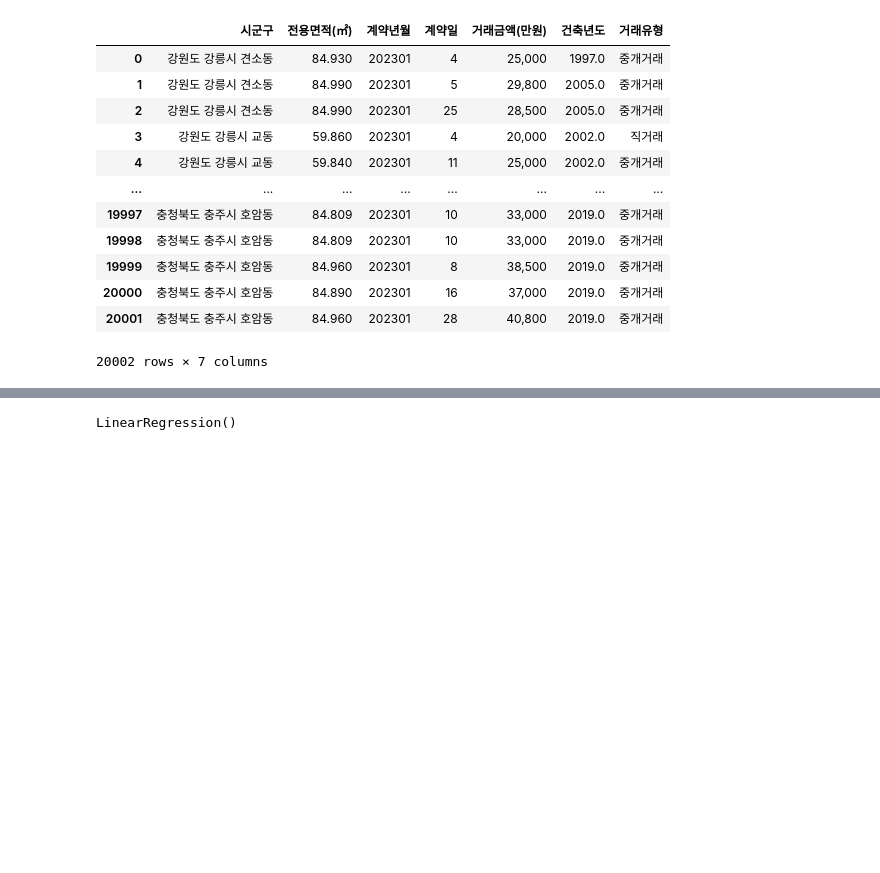
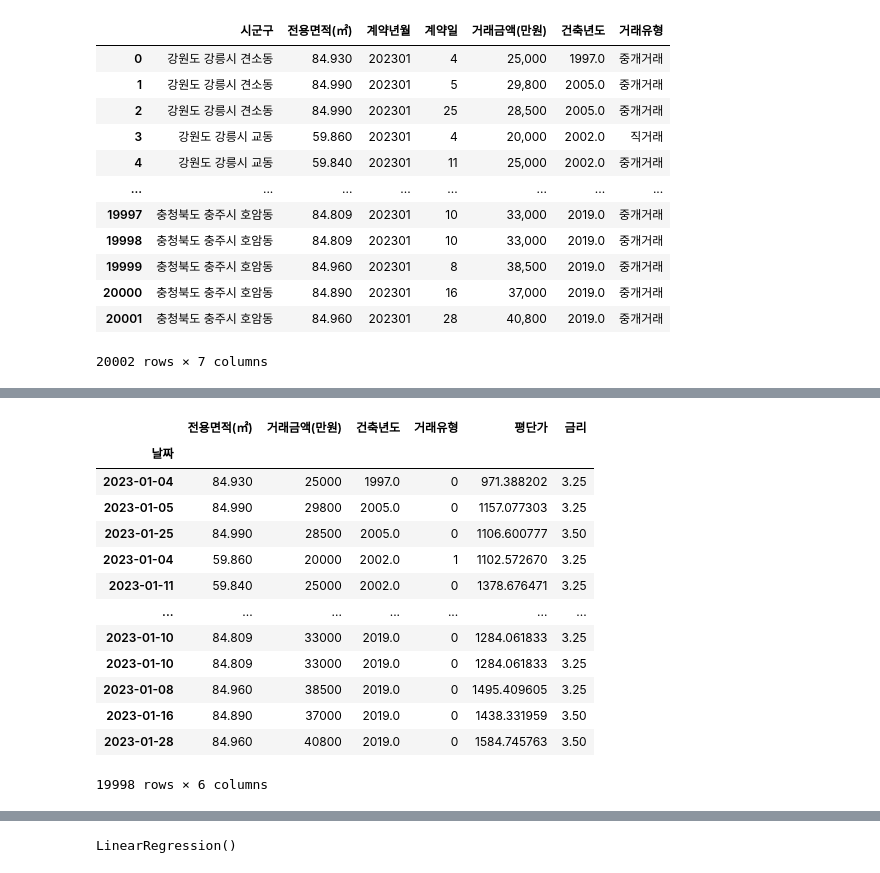
Before and after one commit to tkd8973/ML_Project, a Jupyter notebook: web/아파트_실거래가_1월_데이터.ipynb, the cells around one changed output, grey strips where cells are left out. Saved outputs shown, nothing was run; the diff lists cells and outputs as text; code cells hidden in the pictures; blank space fills up the shorter version.

```diff
--- a/web/아파트_실거래가_1월_데이터.ipynb
+++ b/web/아파트_실거래가_1월_데이터.ipynb
@@ -166,6 +169,30 @@ df_apt1.isna().sum()
 dtype: int64
 # %%
 df_apt1['금리'] = df_apt1.apply(lambda x: 3.25 if ((x['계약년월']== 202301) & (x['계약일'] < 13)) else 3.5, axis=1)
+# %%
+# 계약년월과 계약일을 합쳐서 datetime으로 변환
+df_apt1['날짜'] = pd.to_datetime(df_apt1['계약년월'].astype(str) + df_apt1['계약일'].astype(str), format='%Y%m%d')
+
+# 계약년월과 계약일 열 삭제 후 인덱스 설정
+df_apt1 = df_apt1.drop(['계약년월', '계약일'], axis=1)
+df_apt1 = df_apt1.set_index('날짜')
+
+df_apt1
+# %% [output]
+|  | 전용면적(㎡) | 거래금액(만원) | 건축년도 | 거래유형 | 평단가 | 금리 |
+| 날짜 |  |  |  |  |  |  |
+| 2023-01-04 | 84.930 | 25000 | 1997.0 | 0 | 971.388202 | 3.25 |
+| 2023-01-05 | 84.990 | 29800 | 2005.0 | 0 | 1157.077303 | 3.25 |
+| 2023-01-25 | 84.990 | 28500 | 2005.0 | 0 | 1106.600777 | 3.50 |
+| 2023-01-04 | 59.860 | 20000 | 2002.0 | 1 | 1102.572670 | 3.25 |
+| 2023-01-11 | 59.840 | 25000 | 2002.0 | 0 | 1378.676471 | 3.25 |
+| ... | ... | ... | ... | ... | ... | ... |
+| 2023-01-10 | 84.809 | 33000 | 2019.0 | 0 | 1284.061833 | 3.25 |
+| 2023-01-10 | 84.809 | 33000 | 2019.0 | 0 | 1284.061833 | 3.25 |
+| 2023-01-08 | 84.960 | 38500 | 2019.0 | 0 | 1495.409605 | 3.25 |
+| 2023-01-16 | 84.890 | 37000 | 2019.0 | 0 | 1438.331959 | 3.50 |
+| 2023-01-28 | 84.960 | 40800 | 2019.0 | 0 | 1584.745763 | 3.50 |
+19998 rows × 6 columns
 # %%
 #@title 훈련셋 테스트셋 나누기
 
```
Also changed, not shown: parts of 25 cells of this notebook.
